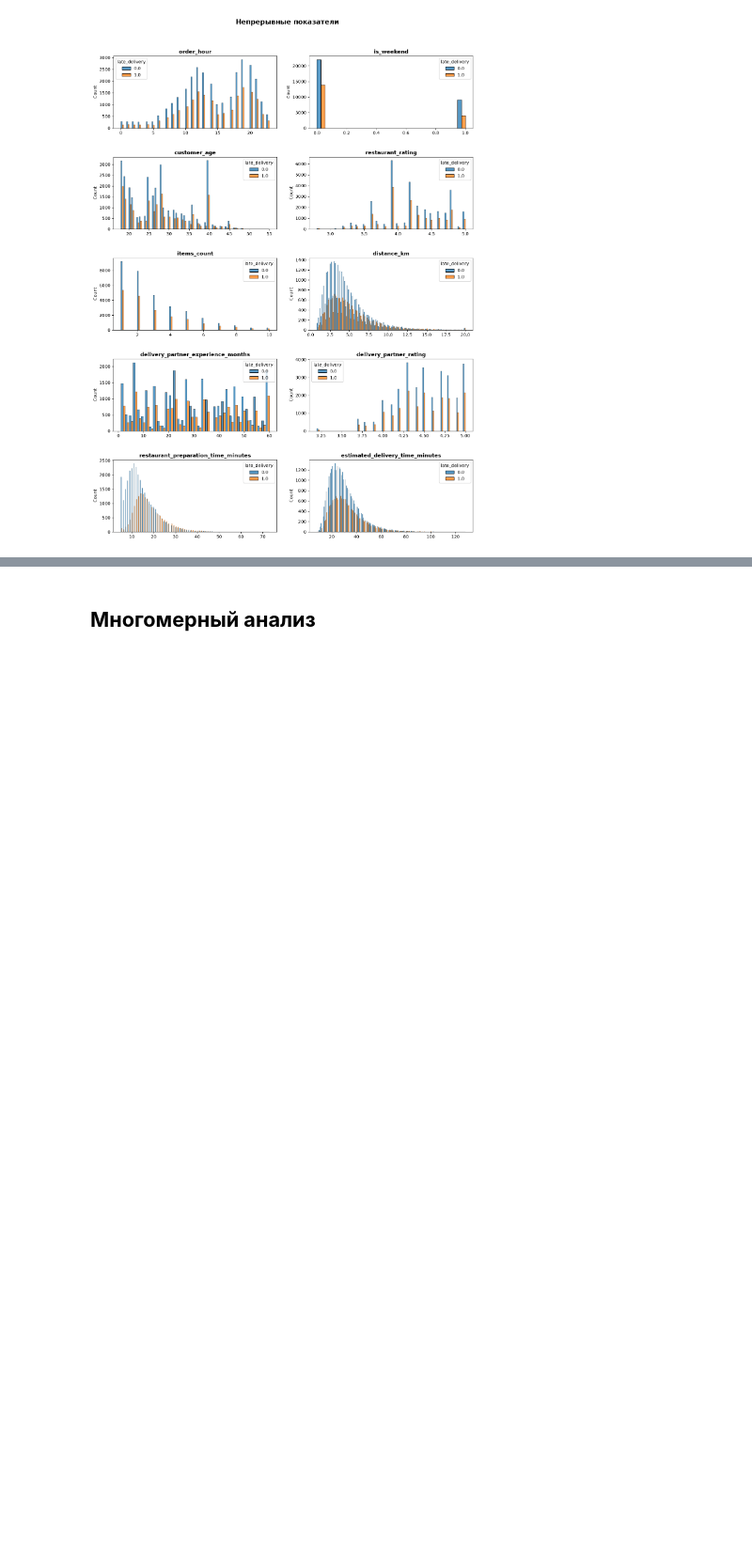
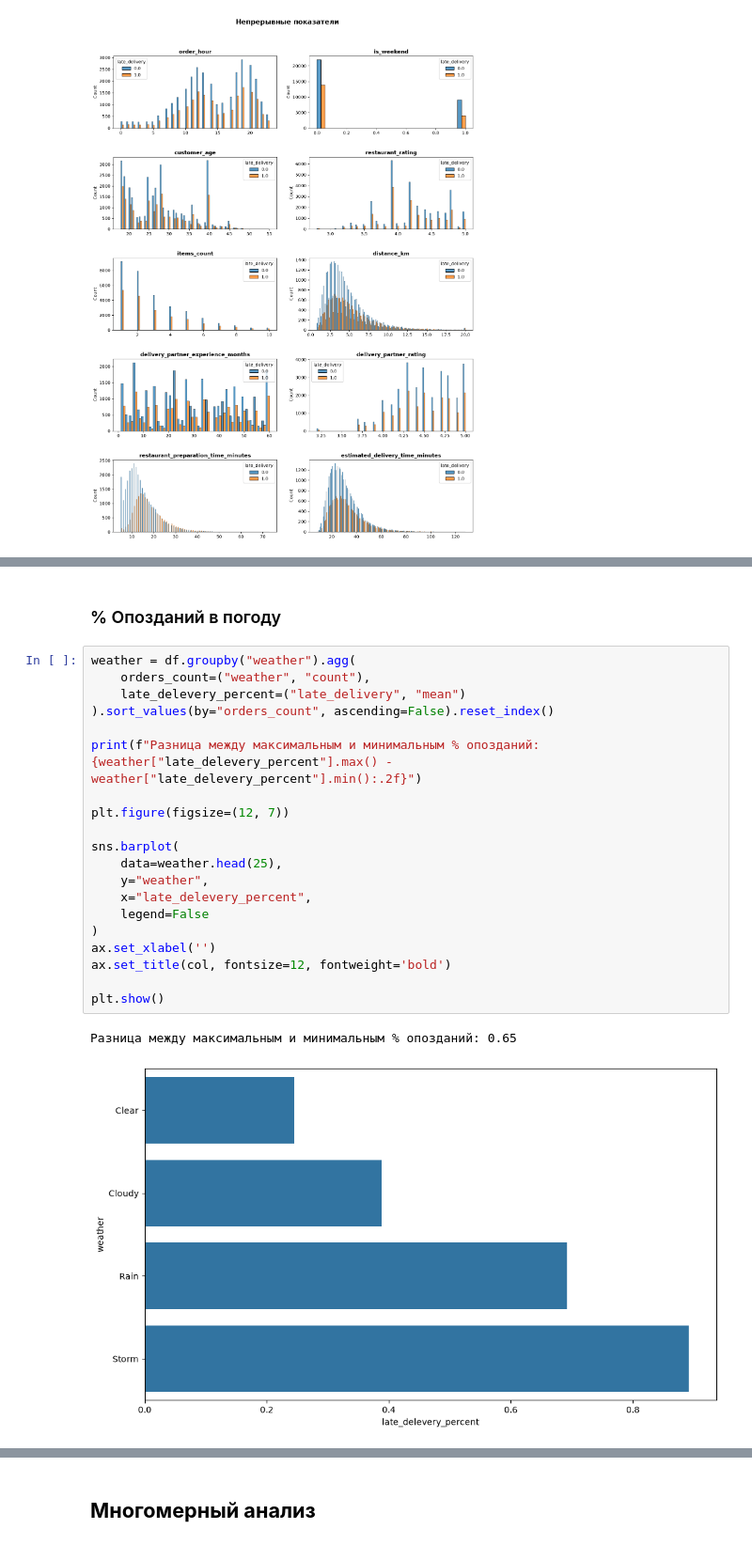
Before and after one commit to tomashovegor/project-practice-case-4, a Jupyter notebook: food_delivery_orders_dataset_analysis.ipynb, the cells around one changed output, grey strips where cells are left out. Shown at 94% size. Saved outputs shown, nothing was run; the diff lists cells and outputs as text; blank space fills up the shorter version.

```diff
--- a/food_delivery_orders_dataset_analysis.ipynb
+++ b/food_delivery_orders_dataset_analysis.ipynb
@@ -473,0 +514,25 @@ plt.show()
+# %% [markdown]
+### % Опозданий в погоду
+# %%
+weather = df.groupby("weather").agg(
+    orders_count=("weather", "count"),
+    late_delevery_percent=("late_delivery", "mean")
+).sort_values(by="orders_count", ascending=False).reset_index()
+
+print(f"Разница между максимальным и минимальным % опозданий: {weather["late_delevery_percent"].max() - weather["late_delevery_percent"].min():.2f}")
+
+plt.figure(figsize=(12, 7))
+
+sns.barplot(
+    data=weather.head(25),
+    y="weather",
+    x="late_delevery_percent",
+    legend=False
+)
+ax.set_xlabel('')
+ax.set_title(col, fontsize=12, fontweight='bold')
+
+plt.show()
+# %% [output]
+Разница между максимальным и минимальным % опозданий: 0.65
+[figure, added]
```
Also changed, not shown: parts of 14 cells of this notebook.
